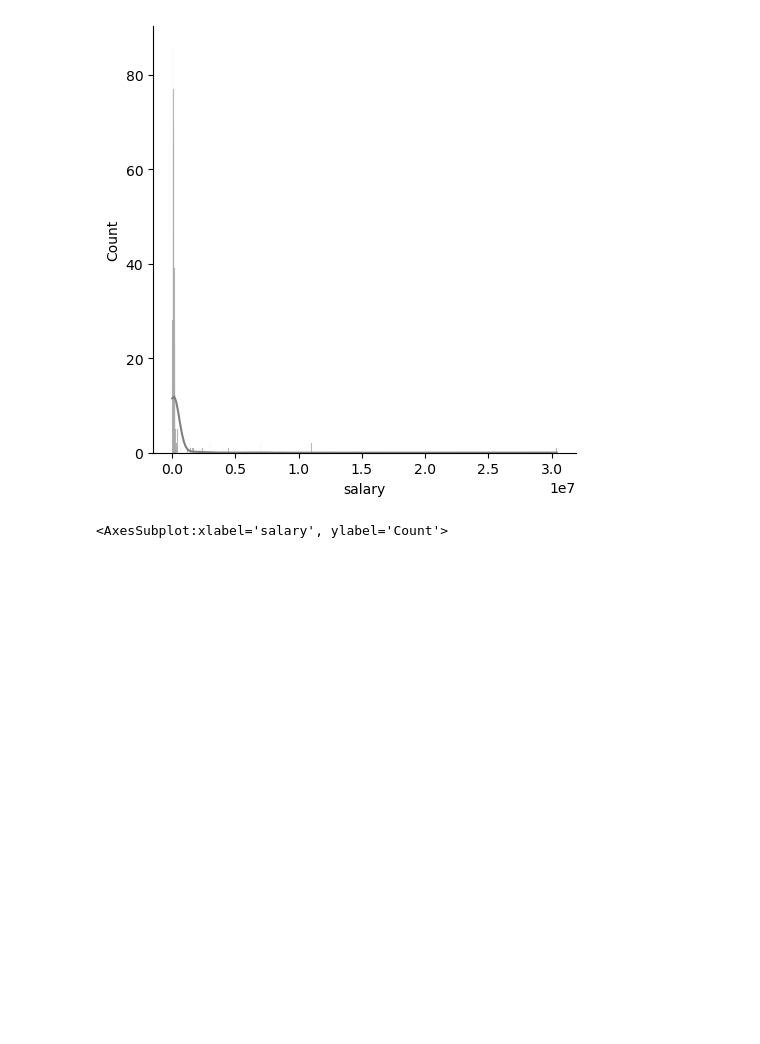
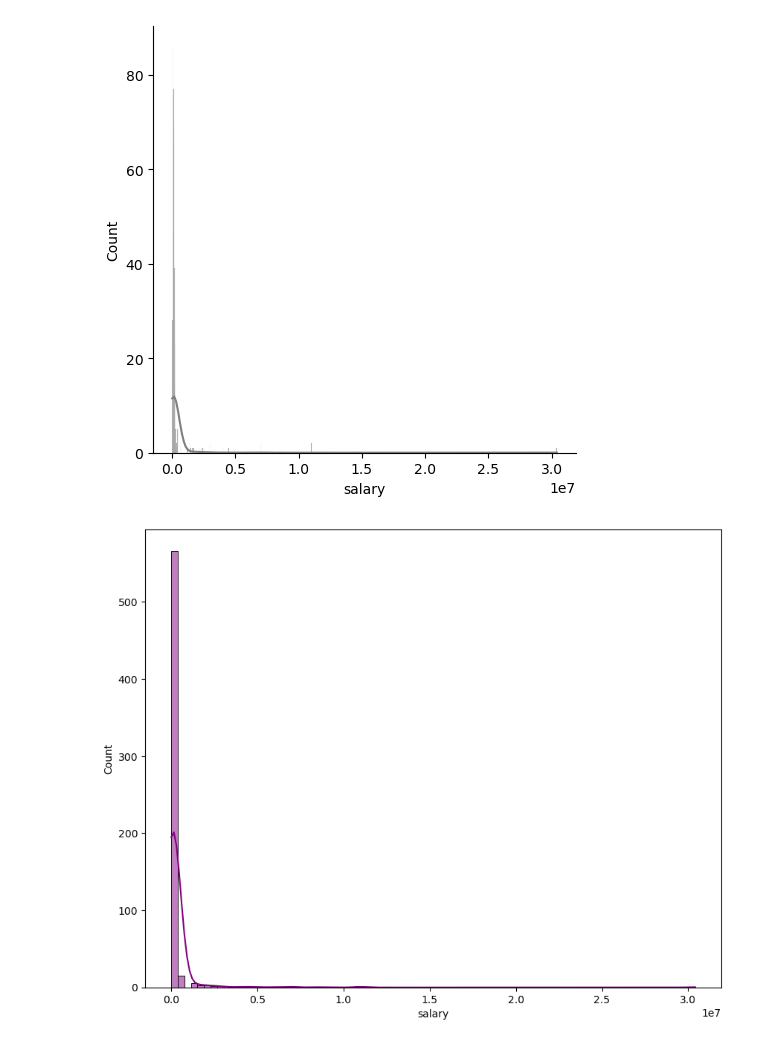
Before and after one commit to Adalab/DA-promo-b-modulo-3-sprint-1-Paula-Yadira, a Jupyter notebook: Regresión lineal/II-pair-programming-tests-estadísticos.ipynb, the cells around one changed output. Drawn from its saved outputs; the diff is of its cells as text; code cells hidden in the pictures; blank space fills up the shorter version.

```diff
--- a/Regresión lineal/II-pair-programming-tests-estadísticos.ipynb
+++ b/Regresión lineal/II-pair-programming-tests-estadísticos.ipynb
@@ -71,6 +71,7 @@ sns.displot(numericas['salary'], kde=True, color = 'grey')
 <seaborn.axisgrid.FacetGrid at 0x...>
 [figure]
 # %%
-sns.histplot(numericas['salary'], kde=True, color = 'grey')
+sns.histplot(numericas['salary'],bins=80, kde=True, color = 'purple')
+plt.show()
 # %% [output]
-<AxesSubplot:xlabel='salary', ylabel='Count'>
+[figure, added]
```
